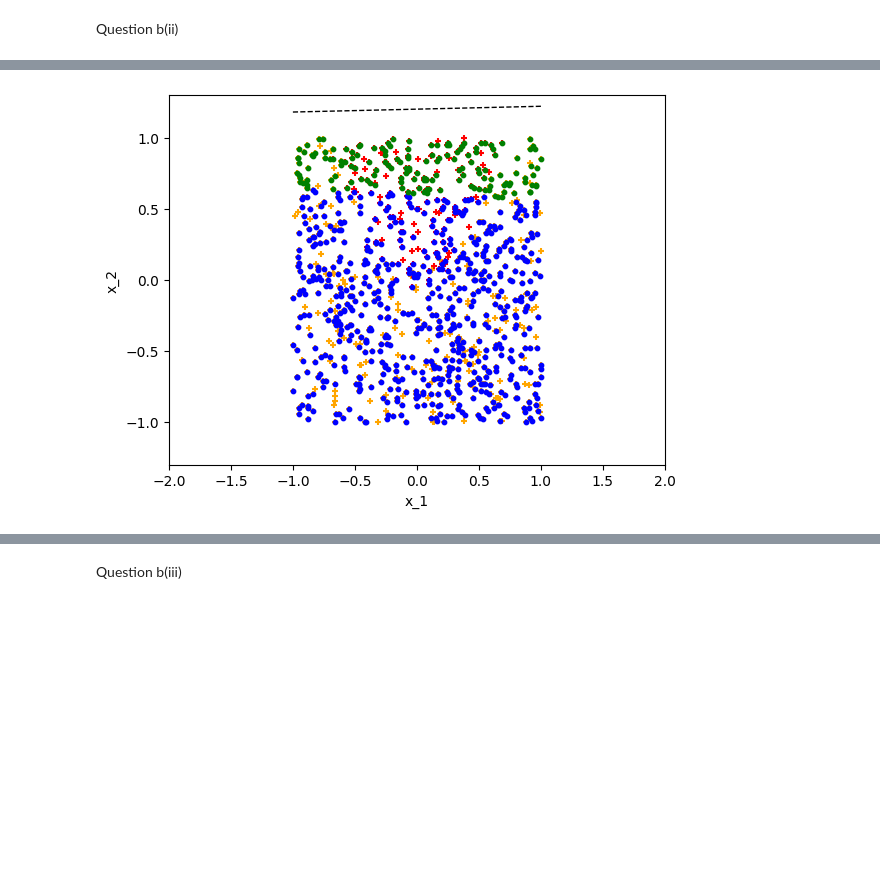
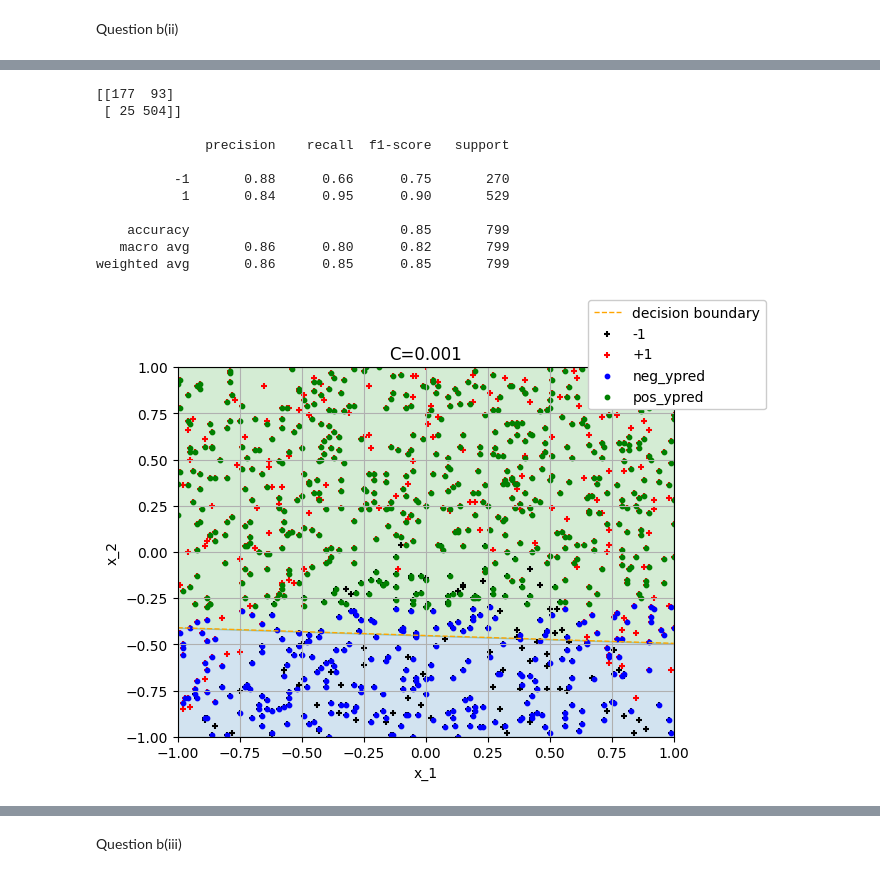
Before and after one commit to M2-Luminous/CSU44061-Machine-Learning, a Jupyter notebook: week2/week2_assign.ipynb, the cells around one changed output, grey strips where cells are left out. Cells and saved outputs as stored; diff of their text form; code cells hidden in the pictures; blank space fills up the shorter version.

```diff
--- a/week2/week2_assign.ipynb
+++ b/week2/week2_assign.ipynb
@@ -201,11 +268,14 @@ The intercept is:  [-0.76234726]
 # %%
-linearSVC3 = LinearSVC(C=100, dual=False)                           #This formulation is generally more efficient and recommended
-print(linearSVC3)                                                   #when you have a "tall" dataset, meaning you have more samples than features.
-linearSVC3.fit(x_train, y_train)                                    #reduce memory usage and improve training speed
-score = linearSVC3.score(x_train, y_train)
-print("Score: ", score)
-print('The coefficients are: ',linearSVC3.coef_[0])
-print('The intercept is: ',linearSVC3.intercept_)                   #primal formulation
+# For C = 100 (low regularization, hard margin)
+linearSVC100 = LinearSVC(C=100, dual=False)
+print(linearSVC100)
+linearSVC100.fit(x_train, y_train)
+score = linearSVC100.score(x_train, y_train)
+crossv_scores = cross_val_score(linearSVC100, x_train, y_train, cv=10)
+print("C = 100 Score: ", score)                                                     # Print training accuracy
+print("C = 100 cross val average score: %.2f" % crossv_scores.mean())               # Cross-validation score
+print('C = 100 The coefficients are: ',linearSVC100.coef_[0])                       # Model coefficients
+print('C = 100 The intercept is: ',linearSVC100.intercept_)                         # Model intercept
 #This code initializes a Linear Support Vector Classification (LinearSVC) model
 #with a specified regularization parameter (C=100).
 #It then prints the details of the model.
@@ -221,25 +315,52 @@ Question b(ii)
 # %%
-intercept_SVC1 = linearSVC1.intercept_[0]                                                    #Use C=0.001 classifiers to
-feature0_SVC1, feature1_SVC1 = linearSVC1.coef_.T                                            #predict the target values in the training data
-intercept_d_SVC1 = -intercept_SVC1 / feature1_SVC1
-slope_d_SVC1 = -feature0_SVC1 / feature1_SVC1
-x_d_SVC1 = np.array([-1, +1])
-y_d_SVC1 = slope_d_SVC1 * x_d_SVC1 + intercept_d_SVC1
+ypred_c001 = linearSVC001.predict(x_train)
+confution_matrix_c001 = confusion_matrix(y_train, ypred_c001)
+print(confution_matrix_c001)
 
-plt.plot(x_d_SVC1, y_d_SVC1, 'k', lw = 1, ls = '--')
-plt.scatter(*X[y == -1].T, s = 15, c = 'orange', marker = '+')
-plt.scatter(*X[y == +1].T, s = 15, c = 'red', marker = '+')                     #plot the original data
-plt.scatter(*x_train[predicting == -1].T, s = 10, c = 'blue', marker = 'o')
-plt.scatter(*x_train[predicting == +1].T, s = 10, c = 'green', marker = 'o')    #plot the training data point
-plt.xlim(-2, +2)
-plt.ylim(-1.3, +1.3)                                                                             #setting boundary
+print()
+
+classification_report_c001 = metrics.classification_report(y_train, ypred_c001)
+print(classification_report_c001)
+
+intercept_SVC001 = linearSVC001.intercept_[0]
+feature0_SVC001, feature1_SVC001 = linearSVC001.coef_.T
+intercept_d_SVC001 = -intercept_SVC001 / feature1_SVC001
+slope_d_SVC001 = -feature0_SVC001 / feature1_SVC001
+x_d_SVC001 = np.array([-1, +1])
+y_d_SVC001 = slope_d_SVC001 * x_d_SVC001 + intercept_d_SVC001
+
+plt.plot(x_d_SVC001, y_d_SVC001, lw = 1, ls = '--', c = 'orange', label='decision boundary')
+
+plt.fill_between(x_d_SVC001, y_d_SVC001, -1, color='tab:blue', alpha=0.2)
+plt.fill_between(x_d_SVC001, y_d_SVC001, +1, color='tab:green', alpha=0.2)
+
+plt.scatter(*X[y == -1].T, s = 15, c = 'black', marker = '+', label='-1')
+plt.scatter(*X[y == +1].T, s = 15, c = 'red', marker = '+', label='+1')
+plt.scatter(*x_train[prediction_train == -1].T, s = 10, c = 'blue', marker = 'o', label='neg_ypred')
+plt.scatter(*x_train[prediction_train == +1].T, s = 10, c = 'green', marker = 'o', label='pos_ypred')
+plt.xlim(-1, +1)
+plt.ylim(-1, +1)
 plt.xlabel('x_1')
 plt.ylabel('x_2')
+plt.legend(bbox_to_anchor=(1.2,1.2), loc='upper right', fancybox=True, framealpha=1,fontsize=10,ncol=1)
+plt.title('C=0.001')
+plt.grid(True)
 plt.show()
-#The code defines a range of x-values (x_d_SVC1)
-#and calculates the corresponding y-values (y_d_SVC1) using the slope and intercept.
+#The code defines a range of x-values (x_d_SVC001)
+#and calculates the corresponding y-values (y_d_SVC001) using the slope and intercept.
 #These values are used to plot the decision boundary.
 #The visual representation helps visualize how the LinearSVC model distinguishes between different classes.
 # %% [output]
+[[177  93]
+ [ 25 504]]
+
+              precision    recall  f1-score   support
+
+          -1       0.88      0.66      0.75       270
+           1       0.84      0.95      0.90       529
+
+    accuracy                           0.85       799
+   macro avg       0.86      0.80      0.82       799
+weighted avg       0.86      0.85      0.85       799
-[figure, old version]
+[figure, new version]
 # %%
```
Also changed, not shown: parts of 39 cells of this notebook, 1 other file.
